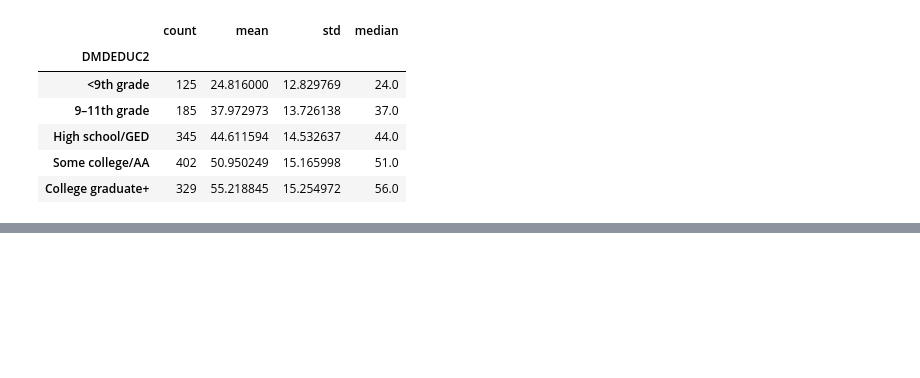
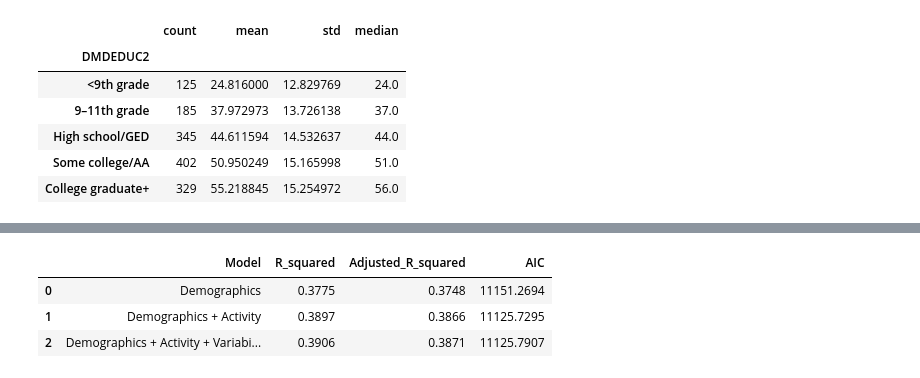
Before and after one commit to aditibhat017-prog/cognitivefunction, a Jupyter notebook: notebooks/01_data_exploration.ipynb, the cells around one changed output, grey strips where cells are left out. Saved outputs shown, nothing was run; the diff lists cells and outputs as text; code cells hidden in the pictures; blank space fills up the shorter version.

```diff
--- a/notebooks/01_data_exploration.ipynb
+++ b/notebooks/01_data_exploration.ipynb
@@ -1342,0 +1404,4 @@ education_dsst
+# %%
+dsst_df["activity_per_1000"] = (
+    dsst_df["mean_daily_activity"] / 1000
+)
@@ -1342,0 +1436,11 @@ education_dsst
+# %%
+model_3 = smf.ols(
+    """CFDDS ~ RIDAGEYR
+             + C(RIAGENDR)
+             + C(DMDEDUC2)
+             + activity_per_1000
+             + activity_cv""",
+    data=dsst_df
+).fit()
+
+print(model_3.summary())
@@ -1342,0 +1465,30 @@ education_dsst
+# %%
+comparison = pd.DataFrame({
+    "Model": [
+        "Demographics",
+        "Demographics + Activity",
+        "Demographics + Activity + Variability"
+    ],
+    "R_squared": [
+        model_1.rsquared,
+        model_2.rsquared,
+        model_3.rsquared
+    ],
+    "Adjusted_R_squared": [
+        model_1.rsquared_adj,
+        model_2.rsquared_adj,
+        model_3.rsquared_adj
+    ],
+    "AIC": [
+        model_1.aic,
+        model_2.aic,
+        model_3.aic
+    ]
+})
+
+comparison.round(4)
+# %% [output]
+|  | Model | R_squared | Adjusted_R_squared | AIC |
+| 0 | Demographics | 0.3775 | 0.3748 | 11151.2694 |
+| 1 | Demographics + Activity | 0.3897 | 0.3866 | 11125.7295 |
+| 2 | Demographics + Activity + Variabi... | 0.3906 | 0.3871 | 11125.7907 |
```
Also changed, not shown: parts of 6 cells of this notebook.
